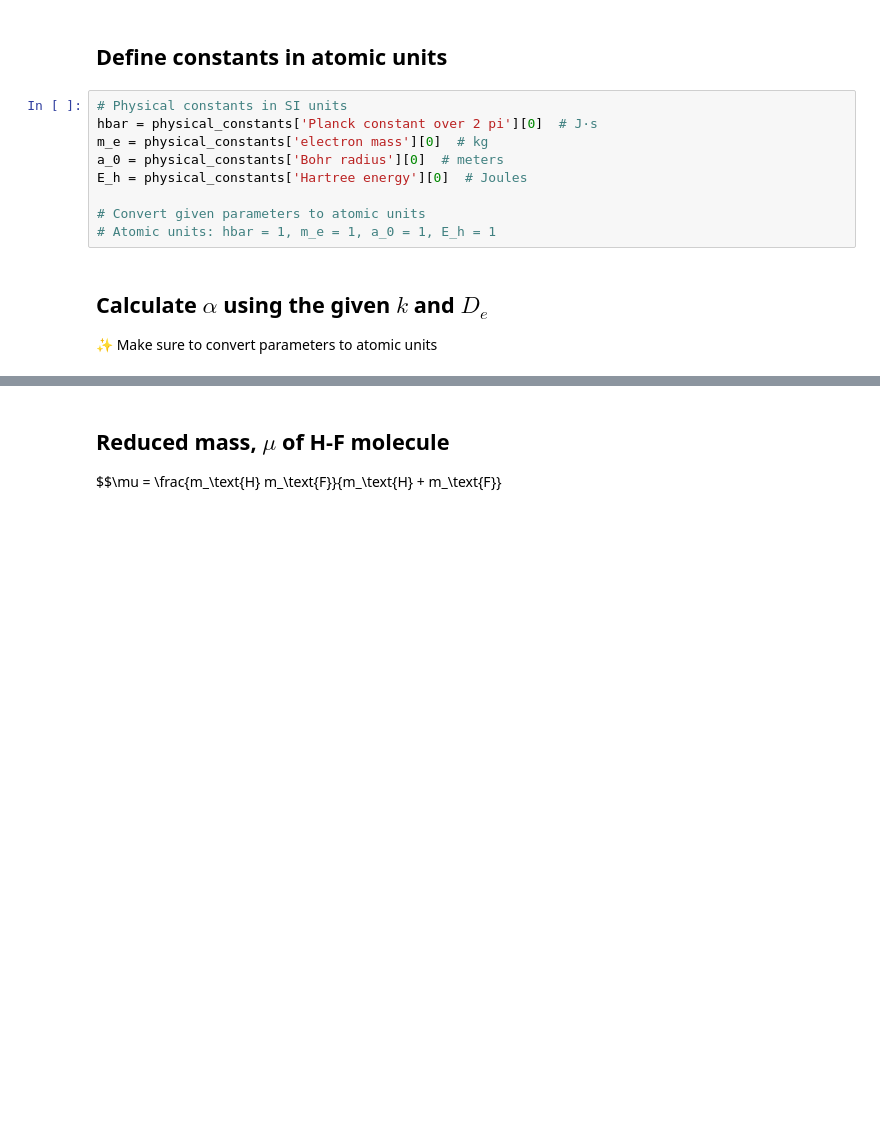
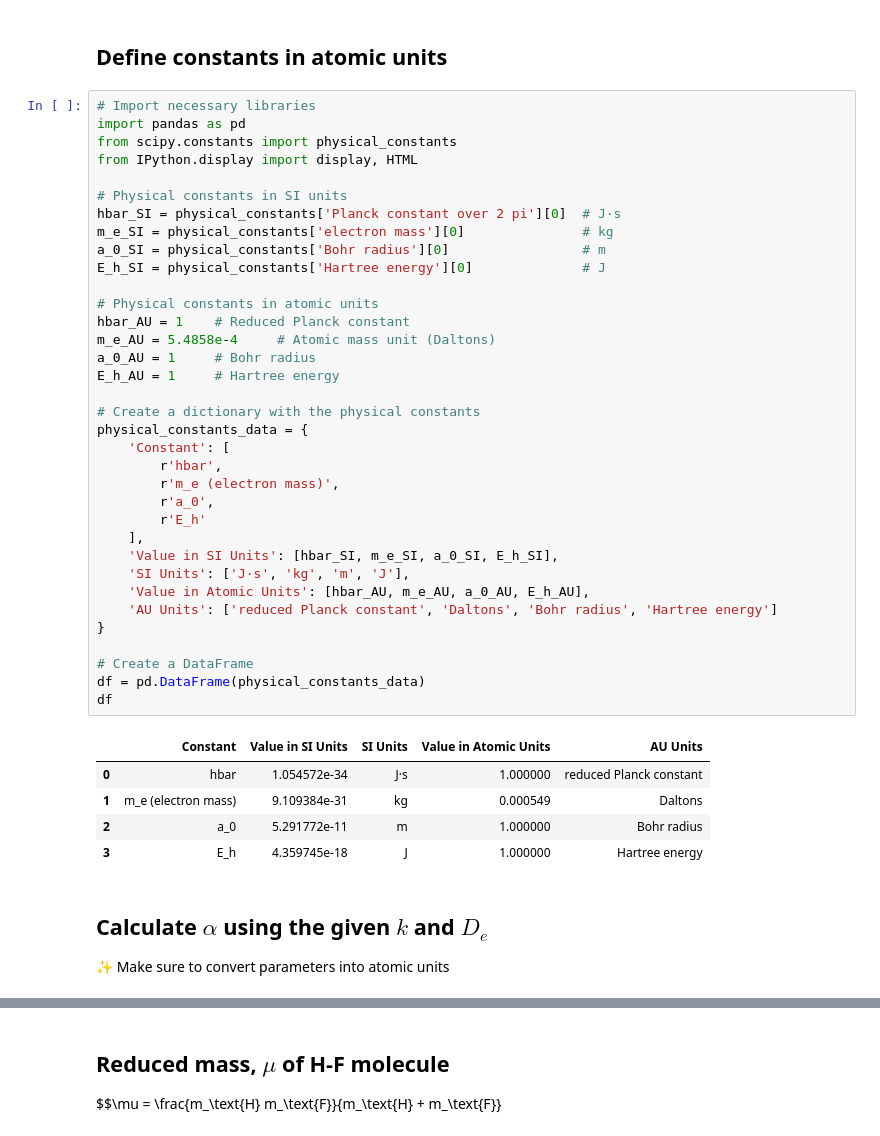
Before and after one commit to lshriver/scribing, a Jupyter notebook: notebooks/practice-problems/1D_potential.ipynb, the cells around one changed output, grey strips where cells are left out. Cells and saved outputs as stored; diff of their text form; blank space fills up the shorter version.

```diff
--- a/notebooks/practice-problems/1D_potential.ipynb
+++ b/notebooks/practice-problems/1D_potential.ipynb
@@ -21,16 +28,48 @@ $$V = D_e [1-e^{-\alpha x}]^2$$
     $$k=1.039\times10^{3} \ \text{J}\text{m}^{-2}, \quad \alpha=\sqrt{ k / 2D_e}$$
 # %% [markdown]
 ## Define constants in atomic units
-# %%
-# Physical constants in SI units
-hbar = physical_constants['Planck constant over 2 pi'][0]  # J·s
-m_e = physical_constants['electron mass'][0]  # kg
-a_0 = physical_constants['Bohr radius'][0]  # meters
-E_h = physical_constants['Hartree energy'][0]  # Joules
-
-# Convert given parameters to atomic units
-# Atomic units: hbar = 1, m_e = 1, a_0 = 1, E_h = 1
+# %%
+# Import necessary libraries
+import pandas as pd
+from scipy.constants import physical_constants
+from IPython.display import display, HTML
+
+# Physical constants in SI units
+hbar_SI = physical_constants['Planck constant over 2 pi'][0]  # J·s
+m_e_SI = physical_constants['electron mass'][0]               # kg
+a_0_SI = physical_constants['Bohr radius'][0]                 # m
+E_h_SI = physical_constants['Hartree energy'][0]              # J
+
+# Physical constants in atomic units
+hbar_AU = 1    # Reduced Planck constant
+m_e_AU = 5.4858e-4     # Atomic mass unit (Daltons)
+a_0_AU = 1     # Bohr radius
+E_h_AU = 1     # Hartree energy
+
+# Create a dictionary with the physical constants
+physical_constants_data = {
+    'Constant': [
+        r'hbar',
+        r'm_e (electron mass)',
+        r'a_0',
+        r'E_h'
+    ],
+    'Value in SI Units': [hbar_SI, m_e_SI, a_0_SI, E_h_SI],
+    'SI Units': ['J·s', 'kg', 'm', 'J'],
+    'Value in Atomic Units': [hbar_AU, m_e_AU, a_0_AU, E_h_AU],
+    'AU Units': ['reduced Planck constant', 'Daltons', 'Bohr radius', 'Hartree energy']
+}
+
+# Create a DataFrame
+df = pd.DataFrame(physical_constants_data)
+df
+# %% [output]
+|  | Constant | Value in SI Units | SI Units | Value in Atomic Units | AU Units |
+| 0 | hbar | 1.054572e-34 | J·s | 1.000000 | reduced Planck constant |
+| 1 | m_e (electron mass) | 9.109384e-31 | kg | 0.000549 | Daltons |
+| 2 | a_0 | 5.291772e-11 | m | 1.000000 | Bohr radius |
+| 3 | E_h | 4.359745e-18 | J | 1.000000 | Hartree energy |
 # %% [markdown]
 ## Calculate $\alpha$ using the given $k$ and $D_e$
-✨ Make sure to convert parameters to atomic units
+✨ Make sure to convert parameters into atomic units
 # %%
```
Also changed, not shown: parts of 11 cells of this notebook, 1 other file.
